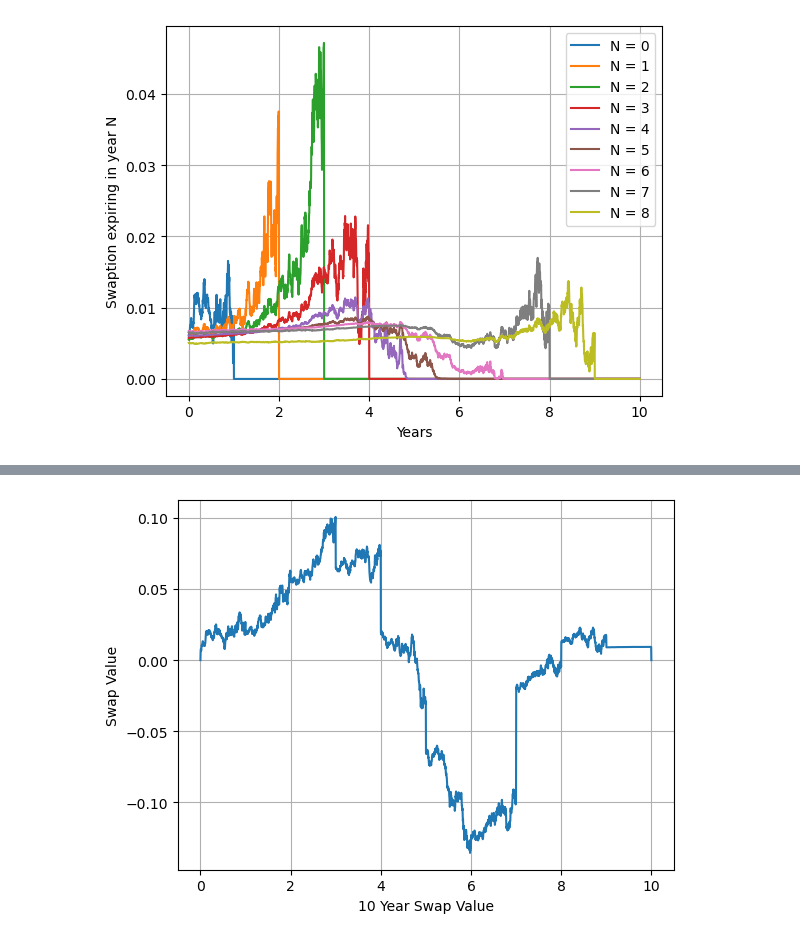
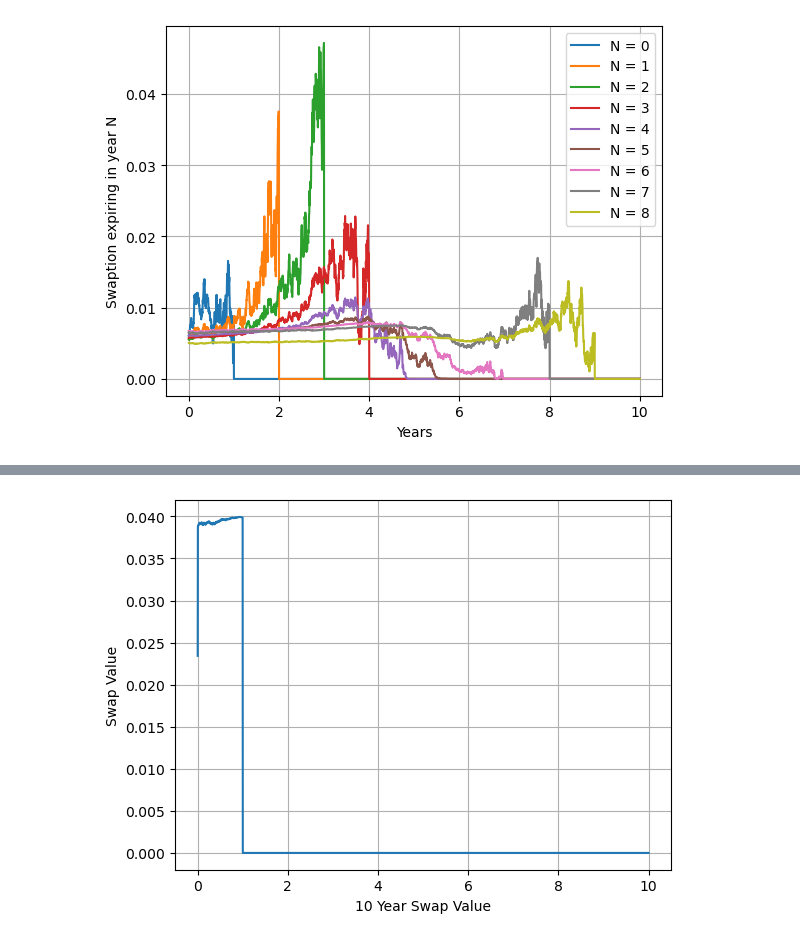
Before and after one commit to spelbella/cva_risk_management_thesis, a Jupyter notebook: MarketGeneratingFunctions/test_pickle.ipynb, the cells around one changed output, grey strips where cells are left out. Saved outputs shown, nothing was run; the diff lists cells and outputs as text; code cells hidden in the pictures.

```diff
--- a/MarketGeneratingFunctions/test_pickle.ipynb
+++ b/MarketGeneratingFunctions/test_pickle.ipynb
@@ -71,9 +68,9 @@ plt.ylabel("CVA");
 # %%
 # And of the underlying Swap
 path = paths[0]
-plt.plot(path.t_s,path.Swaps[0])
+plt.plot(path.t_s,path.Swaps[8])
 plt.grid()
 plt.xlabel("10 Year Swap Value")
 plt.ylabel("Swap Value");
 # %% [output]
-[figure, old version]
+[figure, new version]
```
Also changed, not shown: parts of 4 cells of this notebook, 14 other files.
